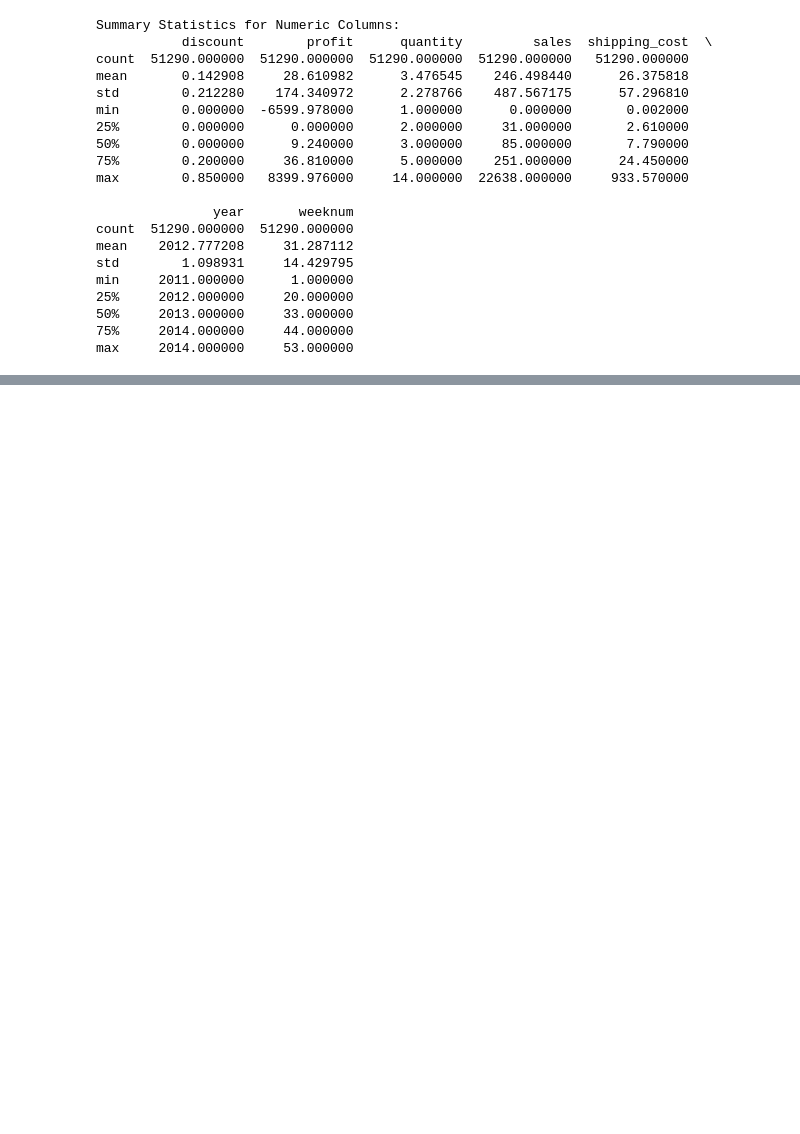
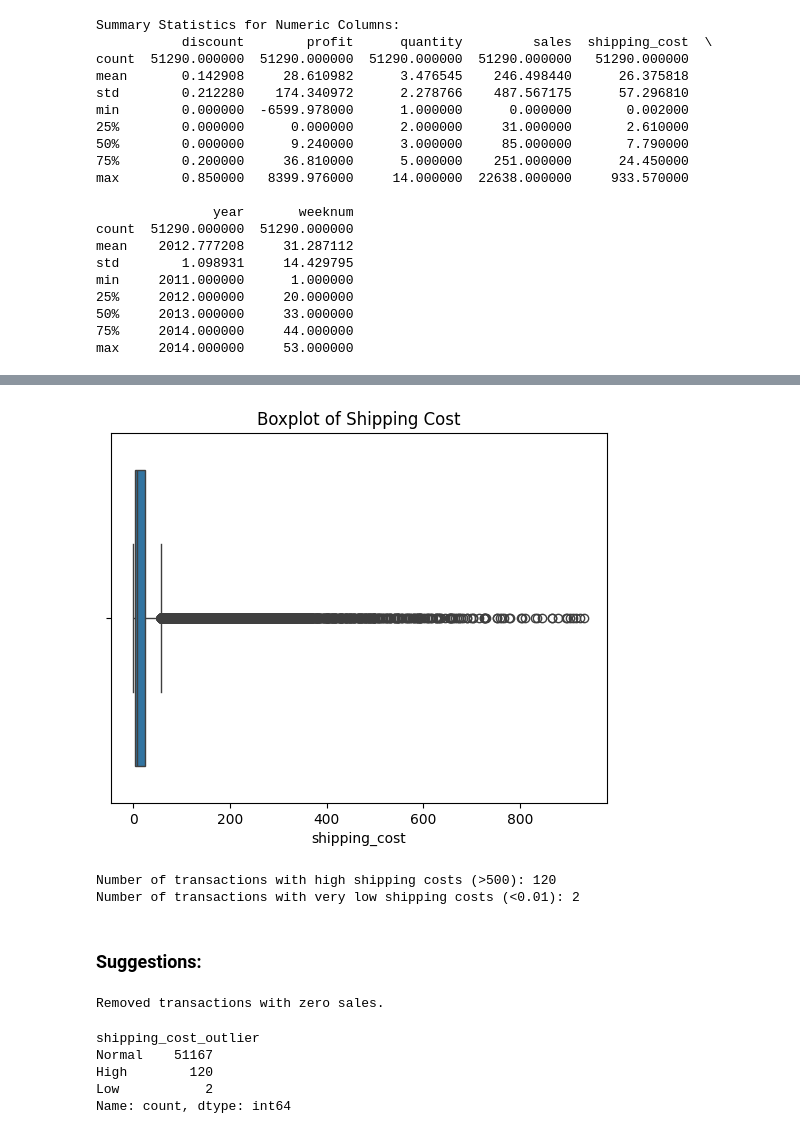
Before and after one commit to samuel54illinois/Global-Superstore-Case-Study, a Jupyter notebook: notebooks/02_Exploratory_Data_Analysis.ipynb, the cells around one changed output, grey strips where cells are left out. Drawn from its saved outputs; the diff is of its cells as text; code cells hidden in the pictures; blank space fills up the shorter version.

```diff
--- a/notebooks/02_Exploratory_Data_Analysis.ipynb
+++ b/notebooks/02_Exploratory_Data_Analysis.ipynb
@@ -127,0 +179,39 @@ max     2014.000000     53.000000
+# %%
+# Visualize shipping cost distribution
+import seaborn as sns
+import matplotlib.pyplot as plt
+
+sns.boxplot(x=df['shipping_cost'])
+plt.title("Boxplot of Shipping Cost")
+plt.show()
+
+# Check rows with unusually high or low shipping costs
+high_shipping_costs = df[df['shipping_cost'] > 500]
+low_shipping_costs = df[df['shipping_cost'] < 0.01]
+
+print(f"Number of transactions with high shipping costs (>500): {len(high_shipping_costs)}")
+print(f"Number of transactions with very low shipping costs (<0.01): {len(low_shipping_costs)}")
+# %% [output]
+[figure, added]
+Number of transactions with high shipping costs (>500): 120
+Number of transactions with very low shipping costs (<0.01): 2
+# %% [markdown]
+### Suggestions:
+# %%
+# Dropping transactions with zero sales
+df = df[df['sales'] > 0]
+print("Removed transactions with zero sales.")
+# %% [output]
+Removed transactions with zero sales.
+# %%
+# Add a column to flag transactions with extremely high or low shipping costs for later investigation:
+df['shipping_cost_outlier'] = df['shipping_cost'].apply(
+    lambda x: 'High' if x > 500 else 'Low' if x < 0.01 else 'Normal'
+)
+print(df['shipping_cost_outlier'].value_counts())
+# %% [output]
+shipping_cost_outlier
+Normal    51167
+High        120
+Low           2
+Name: count, dtype: int64
```
Also changed, not shown: parts of 28 cells of this notebook.
